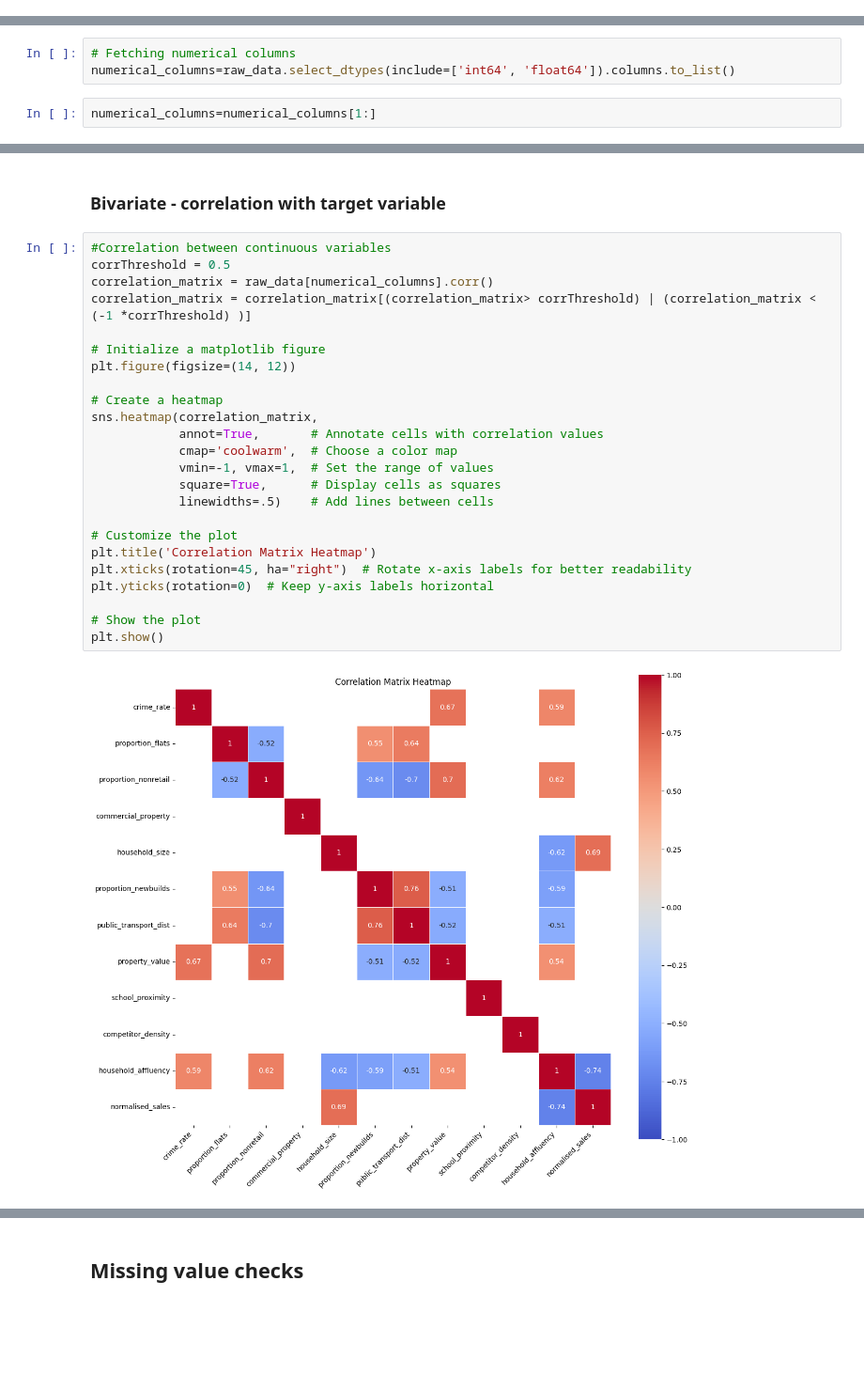
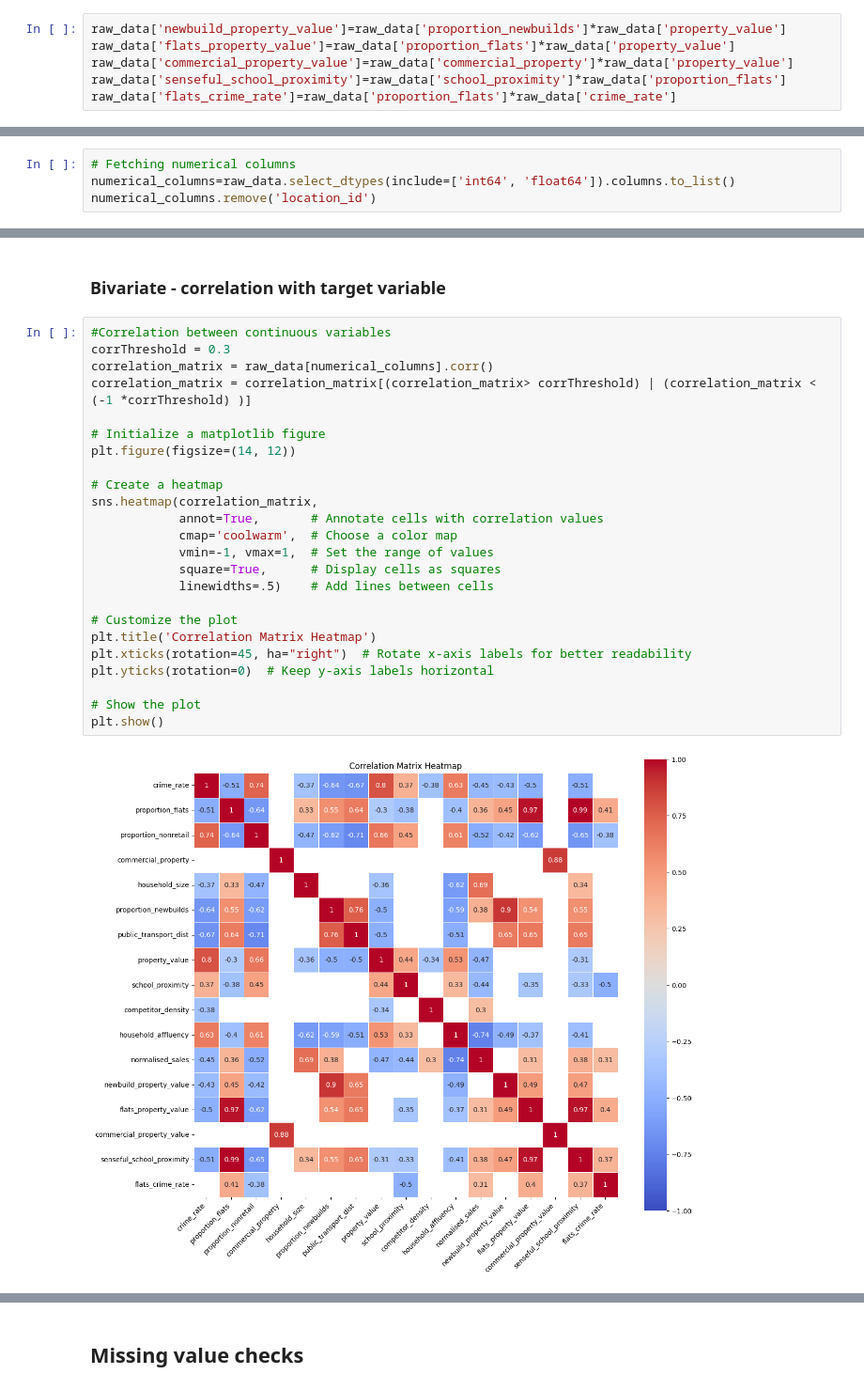
Before and after one commit to Deepan32/python-prep, a Jupyter notebook: Tesco Assignment/EDA.ipynb, the cells around one changed output, grey strips where cells are left out. Shown at 94% size. Cells and saved outputs as stored; diff of their text form; blank space fills up the shorter version.

```diff
--- a/Tesco Assignment/EDA.ipynb
+++ b/Tesco Assignment/EDA.ipynb
@@ -140,3 +158,9 @@ Considering only top 10 columns and remaining columns as 'others'
+# %%
+raw_data['newbuild_property_value']=raw_data['proportion_newbuilds']*raw_data['property_value']
+raw_data['flats_property_value']=raw_data['proportion_flats']*raw_data['property_value']
+raw_data['commercial_property_value']=raw_data['commercial_property']*raw_data['property_value']
+raw_data['senseful_school_proximity']=raw_data['school_proximity']*raw_data['proportion_flats']
+raw_data['flats_crime_rate']=raw_data['proportion_flats']*raw_data['crime_rate']
 # %% [markdown]
 ## Numerical columns
 # %% [markdown]
@@ -144,8 +168,7 @@ Considering only top 10 columns and remaining columns as 'others'
 # %%
 # Fetching numerical columns
 numerical_columns=raw_data.select_dtypes(include=['int64', 'float64']).columns.to_list()
+numerical_columns.remove('location_id')
-# %%
-numerical_columns=numerical_columns[1:]
 # %%
 raw_data.head()
 # %% [output]
@@ -189,30 +247,30 @@ for var in numerical_columns:
 ### Bivariate - correlation with target variable
 # %%
 #Correlation between continuous variables
-corrThreshold = 0.5
+corrThreshold = 0.3
 correlation_matrix = raw_data[numerical_columns].corr()
 correlation_matrix = correlation_matrix[(correlation_matrix> corrThreshold) | (correlation_matrix < (-1 *corrThreshold) )]
 
 # Initialize a matplotlib figure
 plt.figure(figsize=(14, 12))
 
 # Create a heatmap
 sns.heatmap(correlation_matrix,
             annot=True,       # Annotate cells with correlation values
             cmap='coolwarm',  # Choose a color map
             vmin=-1, vmax=1,  # Set the range of values
             square=True,      # Display cells as squares
             linewidths=.5)    # Add lines between cells
 
 # Customize the plot
 plt.title('Correlation Matrix Heatmap')
 plt.xticks(rotation=45, ha="right")  # Rotate x-axis labels for better readability
 plt.yticks(rotation=0)  # Keep y-axis labels horizontal
 
 # Show the plot
 plt.show()
 # %% [output]
-[figure, old version]
+[figure, new version]
 # %% [markdown]
 ### Notes on correlation:
 1. household_affluency has a strong inverse correlation with sales
```
Also changed, not shown: parts of 21 cells of this notebook, 35 other files.
